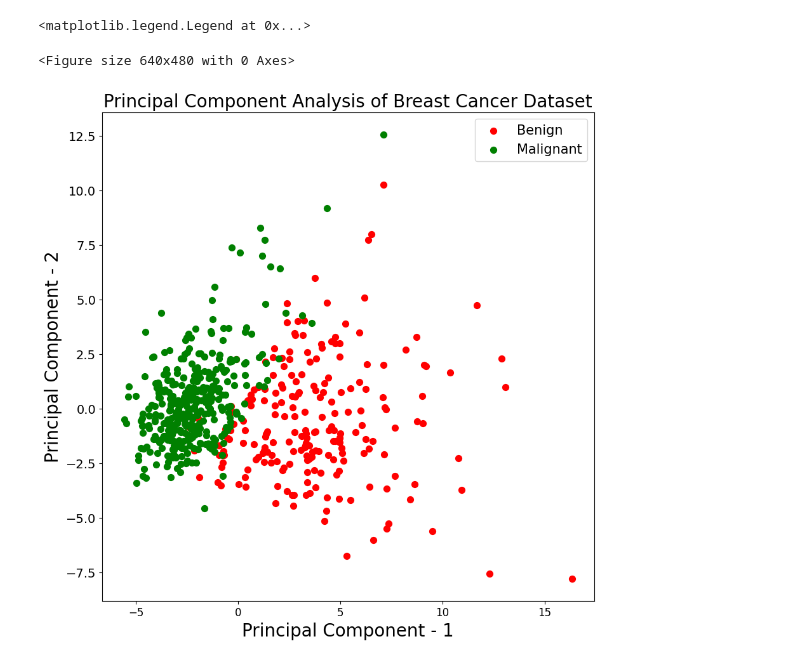
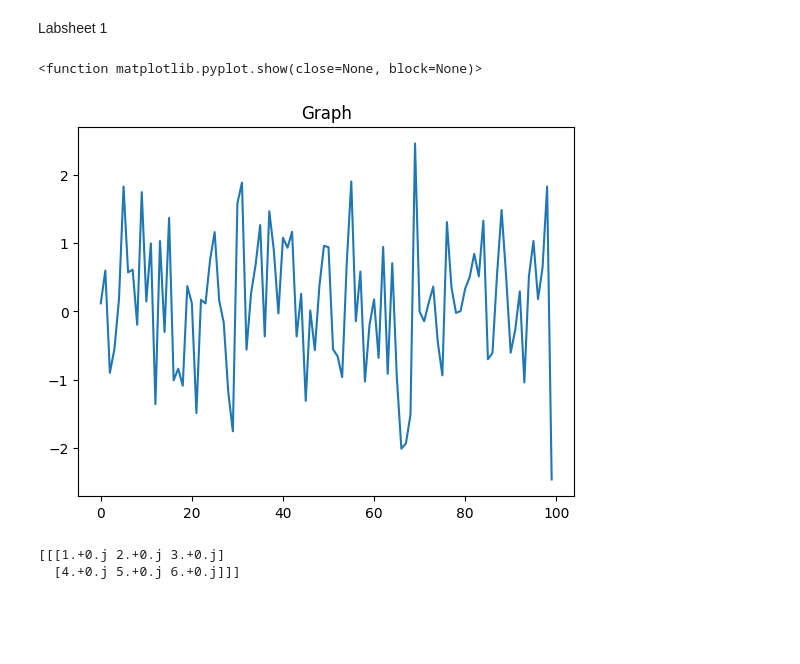
Before and after one commit to V-Adithya/DAV-Python, a Jupyter notebook: test.ipynb, the cells around one changed output. Drawn from its saved outputs; the diff is of its cells as text; code cells hidden in the pictures; blank space fills up the shorter version.

```diff
--- a/test.ipynb
+++ b/test.ipynb
@@ -1,47 +1,2 @@
-# %%
-import pandas as pd
-import numpy as np
-import matplotlib as plt
-from sklearn.datasets import load_breast_cancer
-
-breast=load_breast_cancer()
-breast_data=breast.data
-breast_labels=breast.target
-labels=np.reshape(breast_labels,(569,1))
-final_breast_data=np.concatenate([breast_data,labels],axis=1)
-breast_dataset=pd.DataFrame(final_breast_data)
-features=breast.feature_names
-features_labels=np.append(features,'label')
-breast_dataset.columns=features_labels #IMPORTANT LINE
-breast_dataset['label'].replace(0,'Benign',inplace=True)
-breast_dataset['label'].replace(1,'Malignant',inplace=True)
-
-from sklearn.preprocessing import StandardScaler
-x = breast_dataset.loc[:,features].values
-x = StandardScaler().fit_transform(x)
-feat_cols = ['featute'+str(i) for i in range(x.shape[1])]
-normalised_breast = pd.DataFrame(x,columns=feat_cols)
-
-from sklearn.decomposition import PCA
-pca_breast = PCA(n_components=2)
-principalComponents_breast = pca_breast.fit_transform(x)
-principal_breast_Df = pd.DataFrame(data = principalComponents_breast,columns = ['principal component 1','principal componenet 2'])
-
-import matplotlib.pyplot as plt
-plt.figure()
-plt.figure(figsize=(10,10))
-plt.xticks(fontsize=12)
-plt.yticks(fontsize=14)
-plt.xlabel('Principal Component - 1',fontsize=20)
-plt.ylabel('Principal Component - 2',fontsize=20)
-plt.title("Principal Component Analysis of Breast Cancer Dataset",fontsize=20)
-targets=['Benign','Malignant']
-colors=['r','g']
-for target, color in zip(targets,colors):
-    indicesToKeep=breast_dataset['label'] == target
-    plt.scatter(principal_breast_Df.loc[indicesToKeep,'principal component 1'],principal_breast_Df.loc[indicesToKeep, 'principal componenet 2'],c=color,s=50)
-plt.legend(targets,prop={'size':15})
-# %% [output]
-<matplotlib.legend.Legend at 0x...>
-<Figure size 640x480 with 0 Axes>
-[figure, removed]
+# %% [markdown]
+Labsheet 1
@@ -47,0 +6,15 @@ plt.legend(targets,prop={'size':15})
+# %%
+y=np.random.randn(100)
+x=[x for x in range(len(y))]
+plt.plot(x,y)
+plt.title("Graph")
+plt.show
+# %% [output]
+<function matplotlib.pyplot.show(close=None, block=None)>
+[figure, added]
+# %%
+a=np.array([[1,2,3],[4,5,6]],ndmin=3,dtype=complex)
+print(a)
+# %% [output]
+[[[1.+0.j 2.+0.j 3.+0.j]
+  [4.+0.j 5.+0.j 6.+0.j]]]
```
Also changed, not shown: parts of 21 cells of this notebook, 1 other file.
